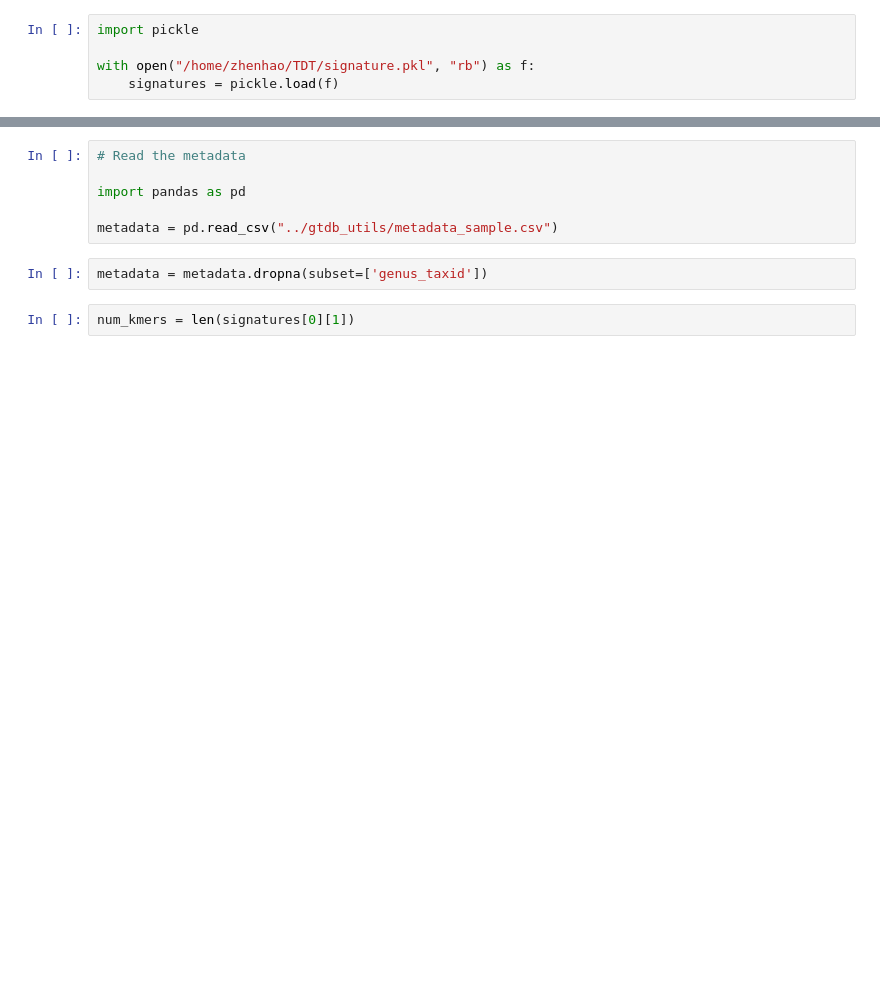
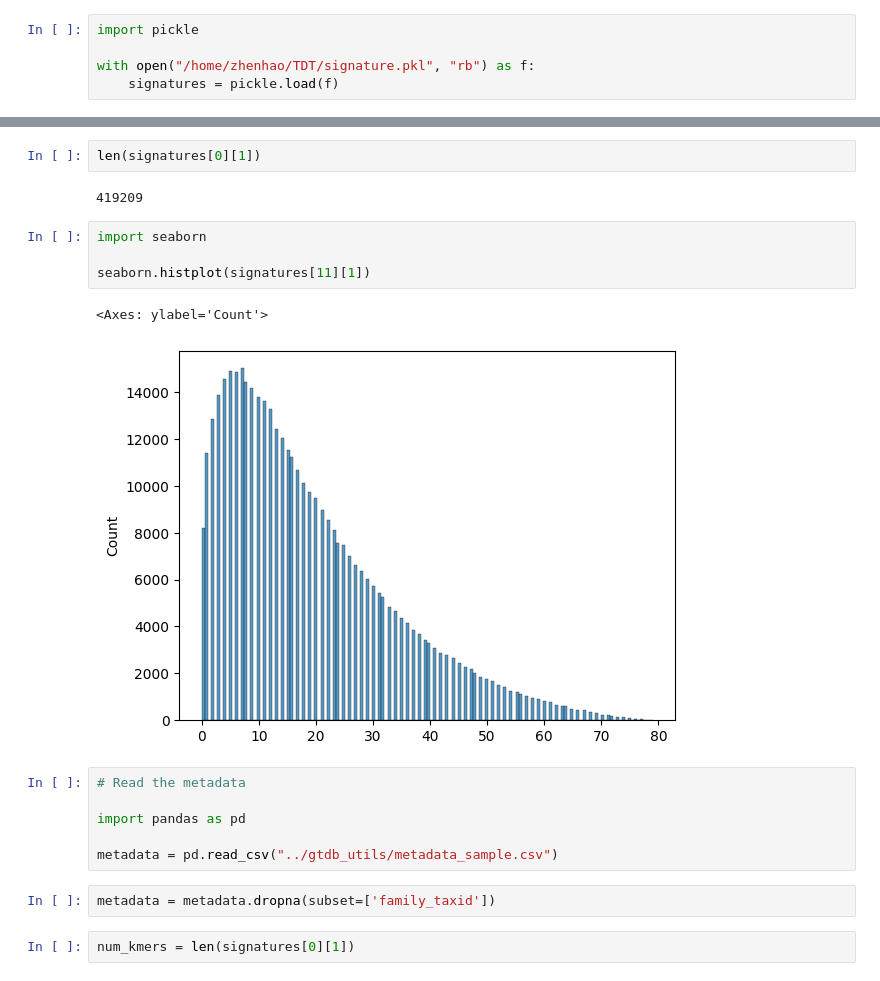
Before and after one commit to GZHoffie/TDT, a Jupyter notebook: compressor/test.ipynb, the cells around one changed output, grey strips where cells are left out. Drawn from its saved outputs; the diff is of its cells as text; blank space fills up the shorter version.

```diff
--- a/compressor/test.ipynb
+++ b/compressor/test.ipynb
@@ -180,3 +180,14 @@ signatures
+# %%
+len(signatures[0][1])
+# %% [output]
+419209
+# %%
+import seaborn
+
+seaborn.histplot(signatures[11][1])
+# %% [output]
+<Axes: ylabel='Count'>
+[figure, added]
 # %%
 # Read the metadata
 
@@ -184,7 +195,7 @@ import pandas as pd
 
 metadata = pd.read_csv("../gtdb_utils/metadata_sample.csv")
 # %%
-metadata = metadata.dropna(subset=['genus_taxid'])
+metadata = metadata.dropna(subset=['family_taxid'])
 # %%
 num_kmers = len(signatures[0][1])
 # %%
```
Also changed, not shown: parts of 12 cells of this notebook, 6 other files.
